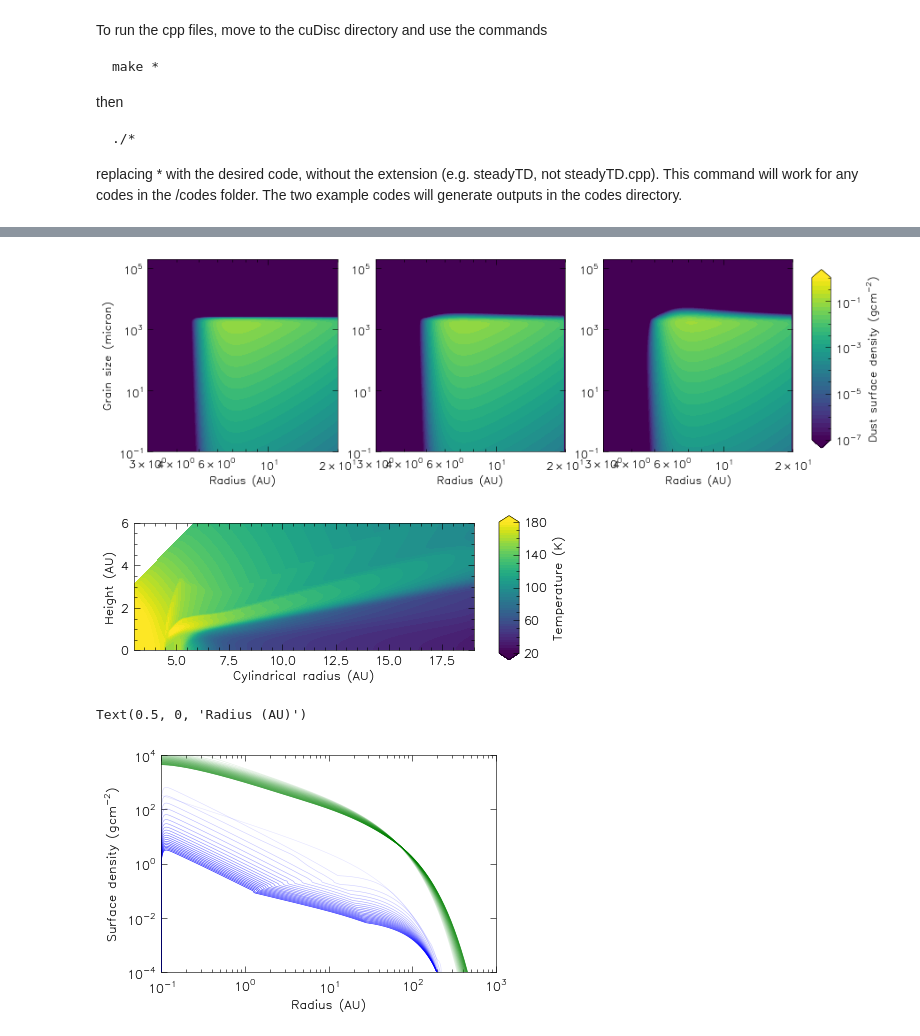
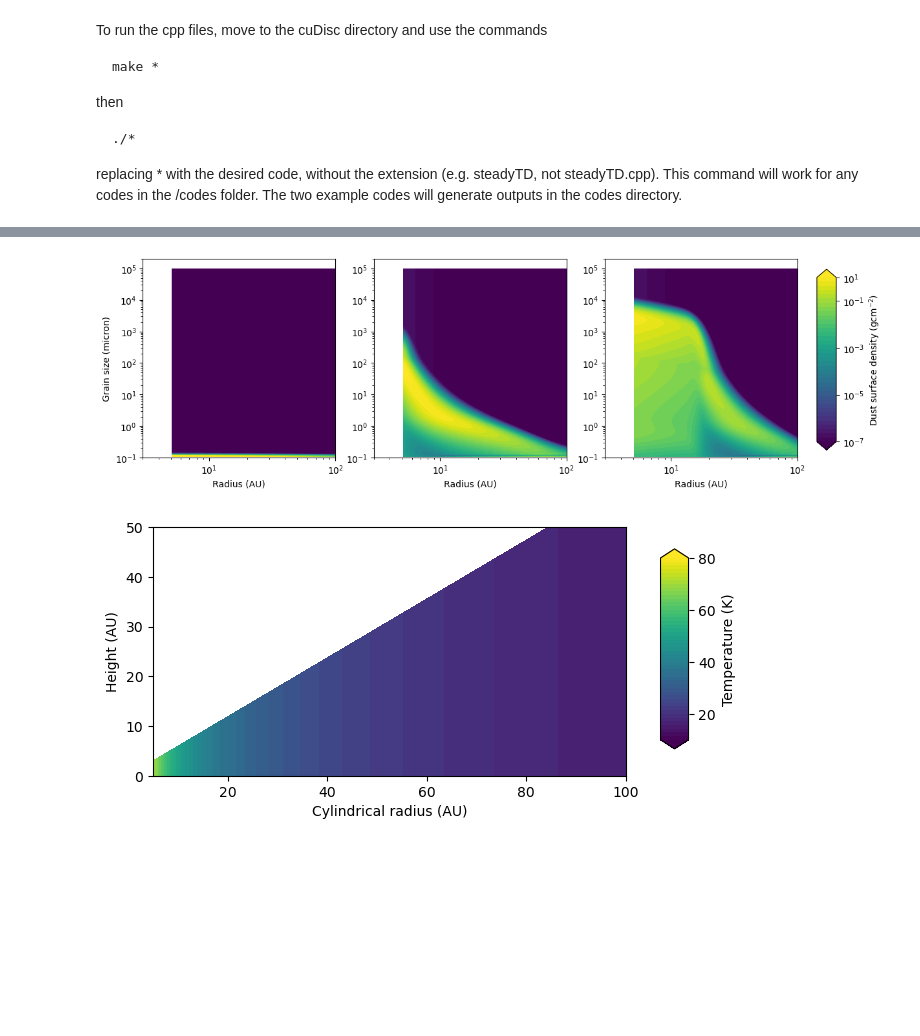
Before and after one commit to cuDisc/cuDisc, a Jupyter notebook: codes/python/disc_plotter.ipynb, the cells around one changed output, grey strips where cells are left out. Saved outputs shown, nothing was run; the diff lists cells and outputs as text; code cells hidden in the pictures; blank space fills up the shorter version.

```diff
--- a/codes/python/disc_plotter.ipynb
+++ b/codes/python/disc_plotter.ipynb
@@ -22,7 +22,7 @@ import matplotlib.pyplot as plt
 Import 2D cuDisc run (steadyTD.cpp)
 """
 
-sim = CuDiscModel("../outputs/steadyTD")
+sim = CuDiscModel("../outputs/isoPD")
 
 # Load in grids, densities and temperatures
 
@@ -30,7 +30,7 @@ g = sim.grid
 sizes = sim.load_grain_sizes()
 gas, dust = sim.load_all_prim_data()
 temp = sim.load_all_temp_data()
-opacs = sim.load_opacity()
+#opacs = sim.load_opacity()
 ts = sim.load_output_times()
 # %%
 # Plot dust density
@@ -102,14 +102,14 @@ plt.show()
 # %%
 # Plot grain size distribution
 
-R_a_grid, a_R_grid = np.meshgrid(g.R_c, sizes.a_c, indexing='ij')
+R_a_grid, a_R_grid = np.meshgrid(g.R_c[2:-2], sizes.a_c, indexing='ij')
 
-t_snaps = [0,1,2]
+t_snaps = [0,-2,-1]
 
 fig, ax = plt.subplots(1, len(t_snaps), figsize = (5*len(t_snaps),4), sharex=True)
 
-for i in t_snaps:
-    con = ax[i].contourf(R_a_grid/au, a_R_grid*1e4, np.log10(sig_d[i,:,:]+1e-100),np.linspace(-7,0,40), extend='both')
+for i, ti in enumerate(t_snaps):
+    con = ax[i].contourf(R_a_grid/au, a_R_grid*1e4, np.log10(sig_d[ti,2:-2,:]+1e-100),np.linspace(-7,0,40), extend='both')
     ax[i].set_xlabel("Radius (AU)")
     ax[i].set_ylim(1e-1,2e5)
     ax[i].set_yscale('log')
@@ -117,7 +117,7 @@ for i in t_snaps:
 ax[0].set_ylabel("Grain size (micron)")
 plt.xscale('log')
 
-plt.xlim(3,20)
+plt.xlim(3,100)
 fig.subplots_adjust(right=0.8)
 cbar_ax = fig.add_axes([0.82, 0.14, 0.02, 0.7])
 cbar = fig.colorbar(con, cax=cbar_ax)
@@ -127,49 +127,27 @@ cbar.set_label(r"Dust surface density (gcm$^{-2}$)")
 
 plt.show()
 # %% [output]
-[figure, old version]
+[figure, new version]
 # %%
 # Plot temperature
 
-t_snap = 2
+t_snap = 0
 
 fig, ax = plt.subplots(1, 1, figsize=(7, 5))
 
 ax.set_aspect("equal")
-con = ax.contourf(g.R/au, g.Z/au, temp.T[t_snap,:,:], np.linspace(20,180,50), extend='both')
+con = ax.contourf(g.R/au, g.Z/au, temp.T[t_snap,:,:], np.linspace(10,80,50), extend='both')
 ax.set_xlabel('Cylindrical radius (AU)')
 ax.set_ylabel('Height (AU)')
 
-plt.xlim(3,19)
-plt.ylim(0,6)
+plt.xlim(5,100)
+plt.ylim(0,50)
 fig.subplots_adjust(right=0.8)
 cbar_ax = fig.add_axes([0.85, 0.3, 0.04, 0.4])
 cbar = fig.colorbar(con, cax=cbar_ax)
-cbar.set_ticks(np.arange(20,200,40))
+cbar.set_ticks(np.arange(20,100,20))
 cbar.set_label("Temperature (K)")
 
 plt.show()
 # %% [output]
-[figure, old version]
+[figure, new version]
-# %%
-"""
-Import and plot 1D run (1Ddisc.cpp)
-"""
-
-sim2 = CuDiscModel("../outputs/1Ddisc")
-
-g2 = sim2.grid
-Sig_g, Sig_d, v_d, v_g = sim2.load1Drun()
-
-plt.figure(figsize=(6,4))
-for i in range(0,Sig_d.shape[0]):
-    plt.loglog(g2.R_c/au, Sig_d[i,:], color = 'b', alpha = 0.1 + i*0.9/Sig_d.shape[0])
-    plt.loglog(g2.R_c/au, Sig_g[i,:], color = 'g', alpha = 0.1 + i*0.9/Sig_d.shape[0])
-
-plt.xlim(0.1,1000)
-plt.ylim(1e-4,10000)
-plt.ylabel(r"Surface density (gcm$^{-2}$)")
-plt.xlabel("Radius (AU)")
-# %% [output]
-Text(0.5, 0, 'Radius (AU)')
-[figure, removed]
```
Also changed, not shown: parts of 2 cells of this notebook, 4 other files.
